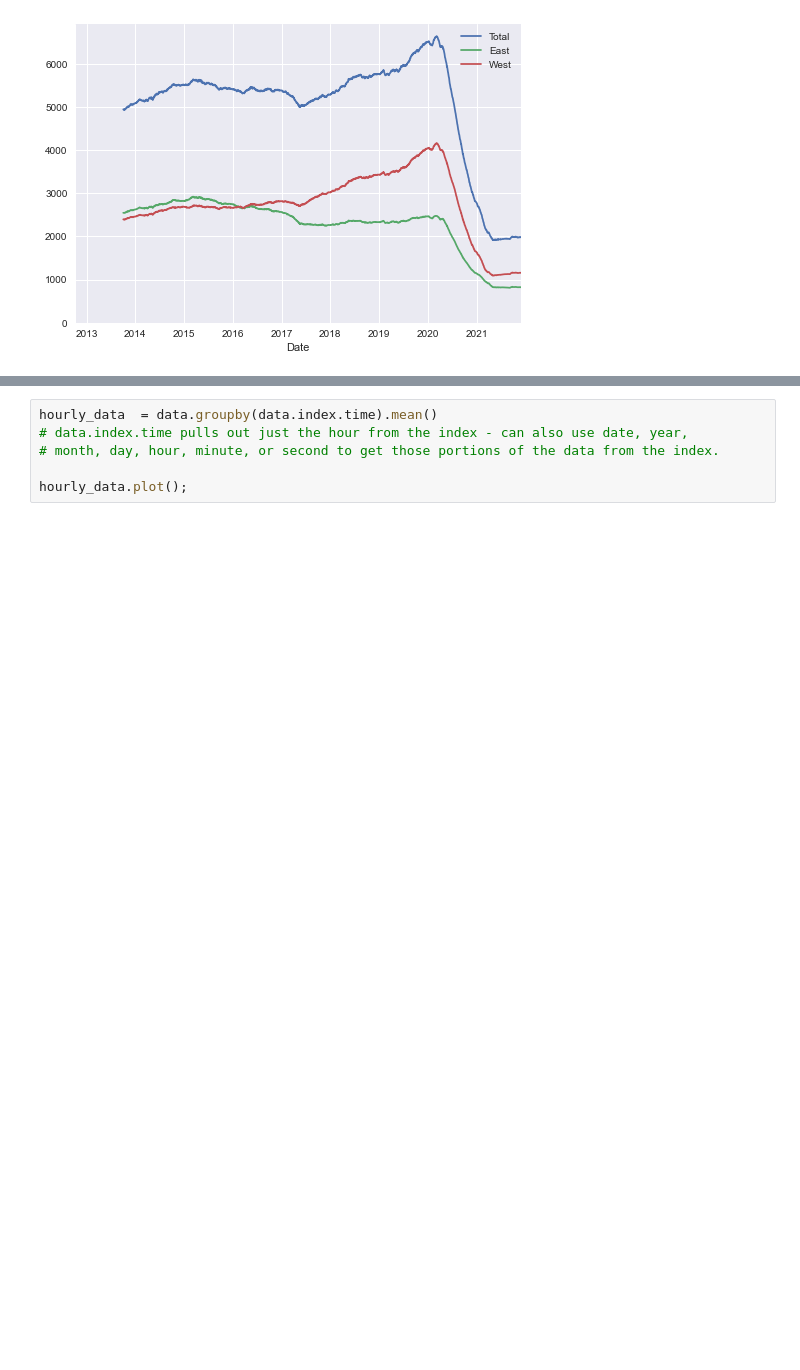
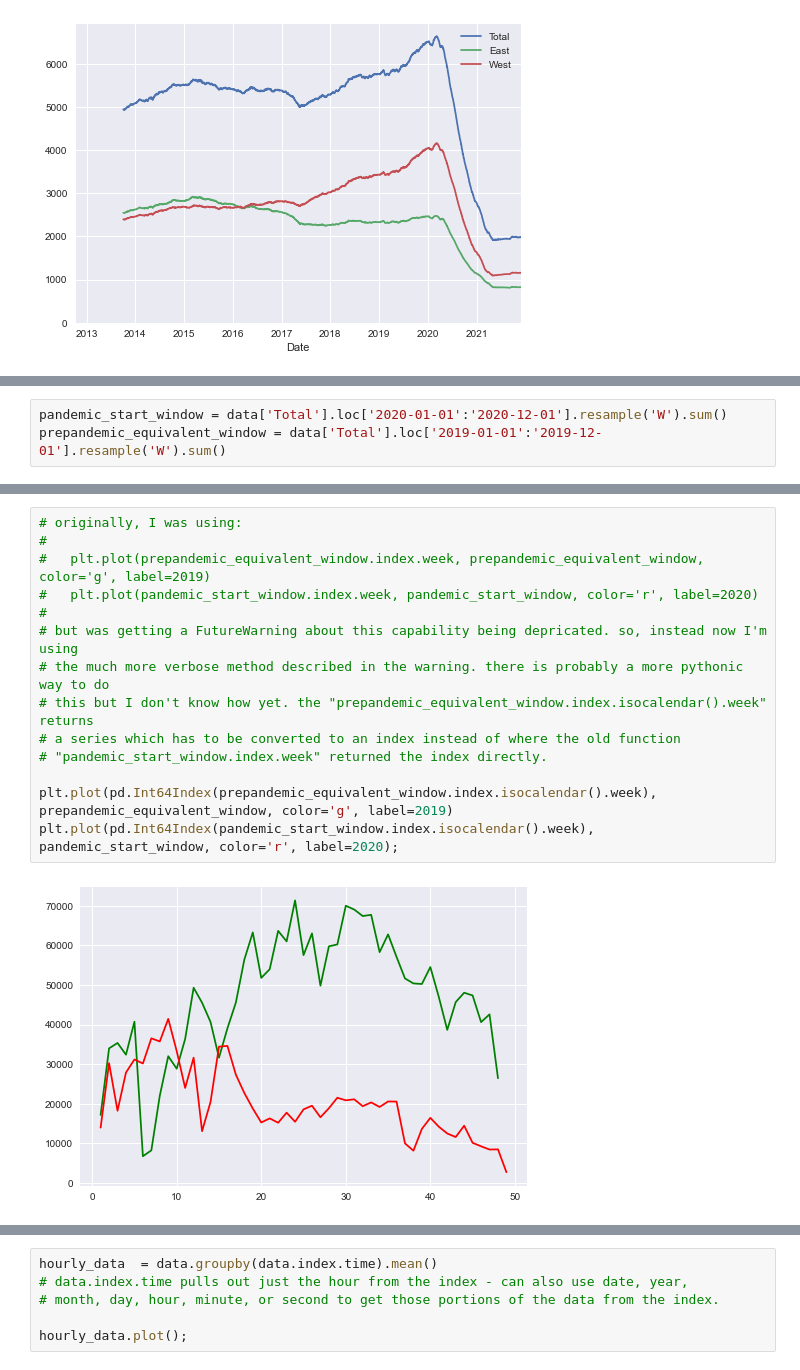
Before and after one commit to robbdunlap/jakevdp_example, a Jupyter notebook: unsupervised_clustering_analysis.ipynb, the cells around one changed output, grey strips where cells are left out. Drawn from its saved outputs; the diff is of its cells as text; blank space fills up the shorter version.

```diff
--- a/unsupervised_clustering_analysis.ipynb
+++ b/unsupervised_clustering_analysis.ipynb
@@ -103,0 +127,3 @@ array([datetime.time(0, 0), datetime.time(1, 0), datetime.time(2, 0), ...,
+# %%
+pandemic_start_window = data['Total'].loc['2020-01-01':'2020-12-01'].resample('W').sum()
+prepandemic_equivalent_window = data['Total'].loc['2019-01-01':'2019-12-01'].resample('W').sum()
@@ -103,0 +138,16 @@ array([datetime.time(0, 0), datetime.time(1, 0), datetime.time(2, 0), ...,
+# %%
+# originally, I was using:
+#
+#   plt.plot(prepandemic_equivalent_window.index.week, prepandemic_equivalent_window, color='g', label=2019)
+#   plt.plot(pandemic_start_window.index.week, pandemic_start_window, color='r', label=2020)
+#
+# but was getting a FutureWarning about this capability being depricated. so, instead now I'm using
+# the much more verbose method described in the warning. there is probably a more pythonic way to do
+# this but I don't know how yet. the "prepandemic_equivalent_window.index.isocalendar().week" returns
+# a series which has to be converted to an index instead of where the old function
+# "pandemic_start_window.index.week" returned the index directly.
+
+plt.plot(pd.Int64Index(prepandemic_equivalent_window.index.isocalendar().week), prepandemic_equivalent_window, color='g', label=2019)
+plt.plot(pd.Int64Index(pandemic_start_window.index.isocalendar().week), pandemic_start_window, color='r', label=2020);
+# %% [output]
+[figure, added]
```
Also changed, not shown: parts of 39 cells of this notebook.
